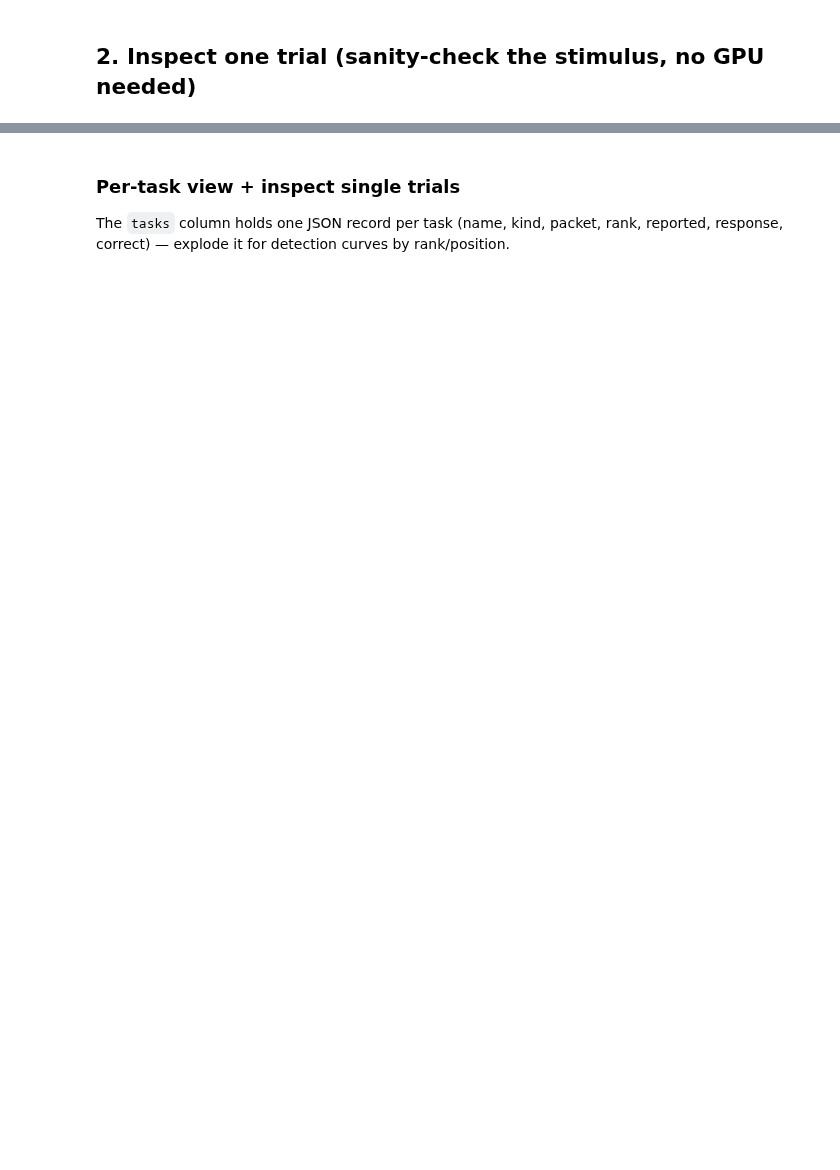
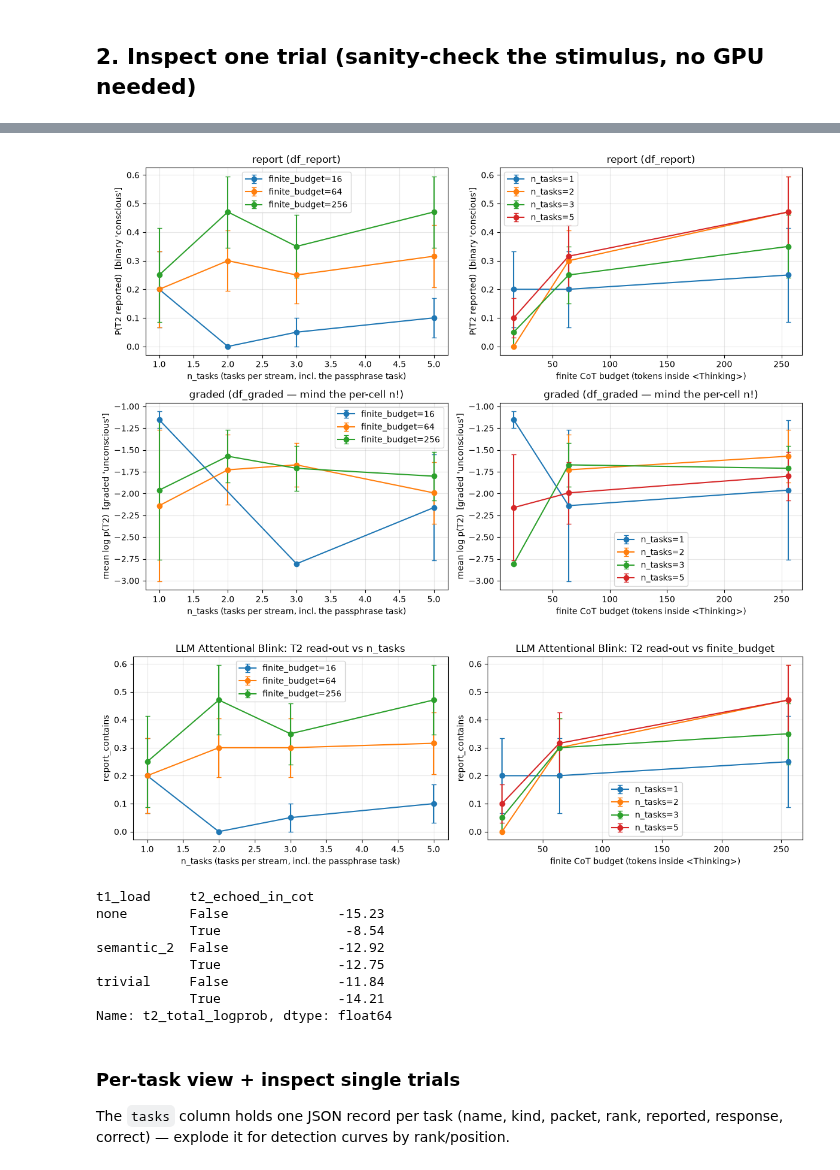
Before and after one commit to ThoHardy/LLM_Blink, a Jupyter notebook: attentional_blink_local.ipynb, the cells around one changed output, grey strips where cells are left out. Drawn from its saved outputs; the diff is of its cells as text; code cells hidden in the pictures; blank space fills up the shorter version.

````diff
--- a/attentional_blink_local.ipynb
+++ b/attentional_blink_local.ipynb
@@ -98 +120,20 @@ plt.tight_layout(); plt.show()
+# %%
+# Reload saved CSVs instead of re-running the sweep — ALWAYS pass them through
+# backfill_readout_columns first. Since 2026-07-21 the backfill RE-PARSES the
+# free report from raw_output with the current tolerant parser: the original
+# parser missed answers not in '- Task NAME: ...' form (Qwen0.5B direct-regime
+# habit: quoted list items inside a ```python code fence -> 17/20 direct+trivial
+# trials logged as 0 tasks reported). Re-parse fixes tasks JSON, report_correct/
+# contains, n_tasks_reported, answer_migration, t1_correct. Idempotent on
+# fresh dataframes; t2_* logprob columns are NOT touched (GPU-only).
+# 2026-07-22: backfill also (re)computes the anti-enumeration compliance
+# columns (n_filler_packets_in_cot, enumerated_fillers_in_cot) -- works
+# retroactively on CSVs from before the instruction existed.
+import pandas as pd
+from LLM_Blink import backfill_readout_columns
+
+df_cot = backfill_readout_columns(pd.read_csv(f"ab_results_{model_name}_hab_cot.csv"))
+df_direct = backfill_readout_columns(pd.read_csv(f"ab_results_{model_name}_hab_direct.csv"))
+print(f"cot: {len(df_cot)} trials | direct: {len(df_direct)} trials (re-parsed)")
+df_cot.head()
 # %% [markdown]
@@ -138,17 +241,38 @@ print(df_ok.groupby(["t1_load", "n_tasks"], dropna=False).size()
 # %%
-# Same figures, but on the GATED data (df_ok) — this is the interpretable version.
+# Figures on the CORRECTLY gated data (2026-07-21):
+# report measures on df_report; logprob measures on df_graded only.
 import matplotlib.pyplot as plt
 fig, axes = plt.subplots(2, 2, figsize=(12, 8), squeeze=False)
-for r, measure in enumerate(("t2_mean_logprob", "report_correct")):
-    plot_ab(df_ok, measure, x="n_tasks", by="finite_budget", ax=axes[r, 0])
-    plot_ab(df_ok, measure, x="finite_budget", by="n_tasks", ax=axes[r, 1])
-plt.suptitle("Gated: no truncation, answer slot present", fontsize=10)
+plot_ab(df_report, "report_correct", x="n_tasks", by="finite_budget", ax=axes[0, 0])
+plot_ab(df_report, "report_correct", x="finite_budget", by="n_tasks", ax=axes[0, 1])
+plot_ab(df_graded, "t2_mean_logprob", x="n_tasks", by="finite_budget", ax=axes[1, 0])
+plot_ab(df_graded, "t2_mean_logprob", x="finite_budget", by="n_tasks", ax=axes[1, 1])
+axes[0, 0].set_title("report (df_report)"); axes[0, 1].set_title("report (df_report)")
+axes[1, 0].set_title("graded (df_graded — mind the per-cell n!)")
+axes[1, 1].set_title("graded (df_graded — mind the per-cell n!)")
+plt.tight_layout(); plt.show()
+
+# Lenient report (the operational-definition-honest binary measure):
+fig, axes = plt.subplots(1, 2, figsize=(12, 4), squeeze=False)
+plot_ab(df_report, "report_contains", x="n_tasks", by="finite_budget", ax=axes[0, 0])
+plot_ab(df_report, "report_contains", x="finite_budget", by="n_tasks", ax=axes[0, 1])
 plt.tight_layout(); plt.show()
 
 # Rehearsal stratification (echo => graded score ~ copy-prob):
-print(df_ok[df_ok.regime == "cot"]
+print(df_graded[df_graded.regime == "cot"]
       .groupby(["t1_load", "t2_echoed_in_cot"], dropna=False)["t2_total_logprob"]
       .mean().round(2))
+# %% [output]
+[figure, added]
+[figure, added]
+t1_load     t2_echoed_in_cot
+none        False              -15.23
+            True                -8.54
+semantic_2  False              -12.92
+            True               -12.75
+trivial     False              -11.84
+            True               -14.21
+Name: t2_total_logprob, dtype: float64
 # %% [markdown]
 ### Per-task view + inspect single trials
 The `tasks` column holds one JSON record per task (name, kind, packet, rank, reported, response, correct) — explode it for detection curves by rank/position.
````
Also changed, not shown: parts of 13 cells of this notebook, 18 other files.
